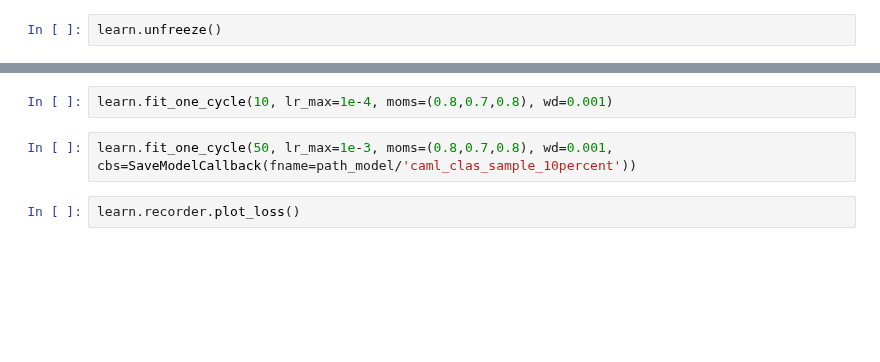
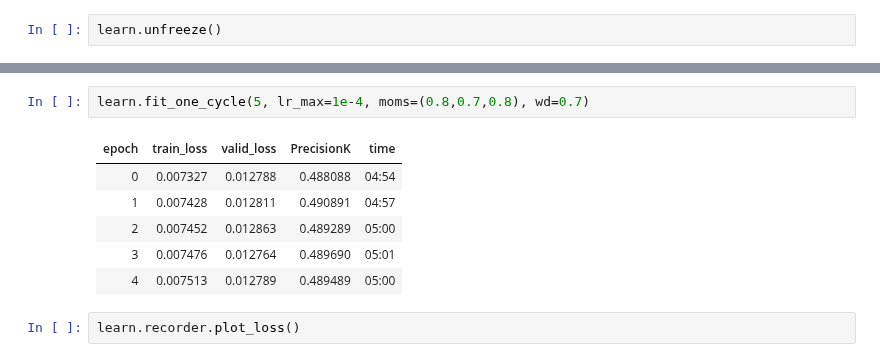
Before and after one commit to debjyotiSRoy/xcube_old, a Jupyter notebook: nbs/examples/mimic/mimic3_sample_prediction.ipynb, the cells around one changed output, grey strips where cells are left out. Saved outputs shown, nothing was run; the diff lists cells and outputs as text; blank space fills up the shorter version.

```diff
--- a/nbs/examples/mimic/mimic3_sample_prediction.ipynb
+++ b/nbs/examples/mimic/mimic3_sample_prediction.ipynb
@@ -388,7 +435,12 @@ learn.unfreeze()
 # %%
-learn.fit_one_cycle(10, lr_max=1e-4, moms=(0.8,0.7,0.8), wd=0.001)
+learn.fit_one_cycle(5, lr_max=1e-4, moms=(0.8,0.7,0.8), wd=0.7)
+# %% [output]
+| epoch | train_loss | valid_loss | PrecisionK | time |
+| 0 | 0.007327 | 0.012788 | 0.488088 | 04:54 |
+| 1 | 0.007428 | 0.012811 | 0.490891 | 04:57 |
+| 2 | 0.007452 | 0.012863 | 0.489289 | 05:00 |
+| 3 | 0.007476 | 0.012764 | 0.489690 | 05:01 |
+| 4 | 0.007513 | 0.012789 | 0.489489 | 05:00 |
-# %%
-learn.fit_one_cycle(50, lr_max=1e-3, moms=(0.8,0.7,0.8), wd=0.001, cbs=SaveModelCallback(fname=path_model/'caml_clas_sample_10percent'))
 # %%
 learn.recorder.plot_loss()
 # %%
```
Also changed, not shown: parts of 38 cells of this notebook, 7 other files.
